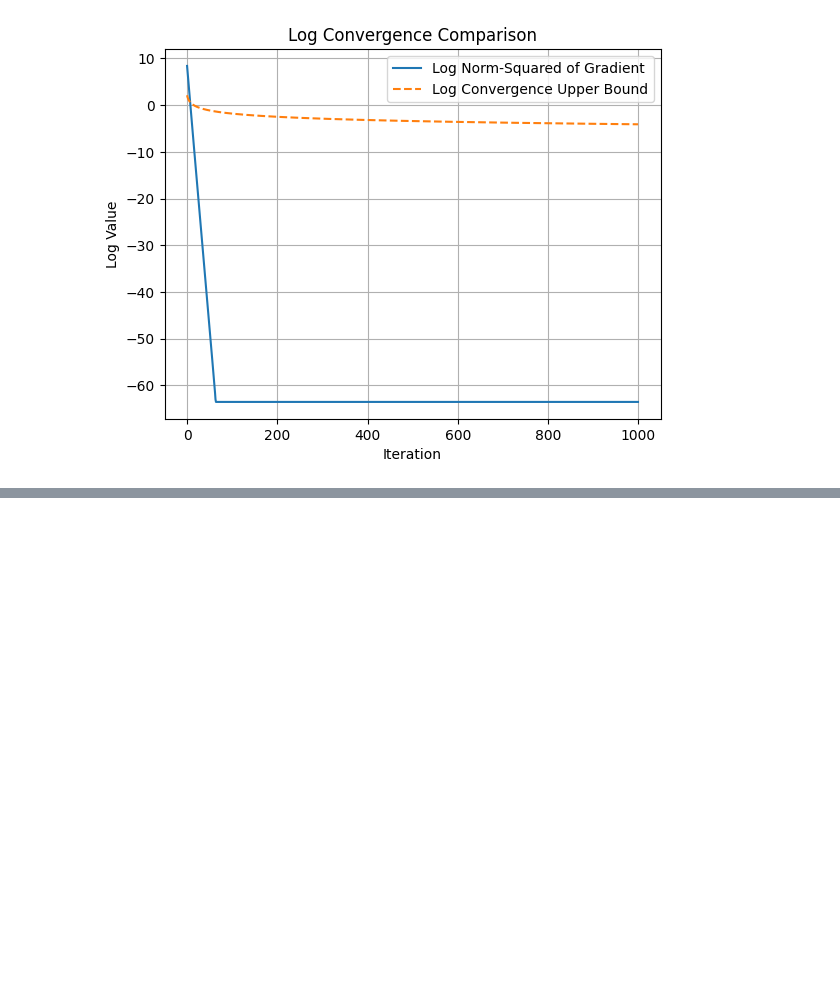
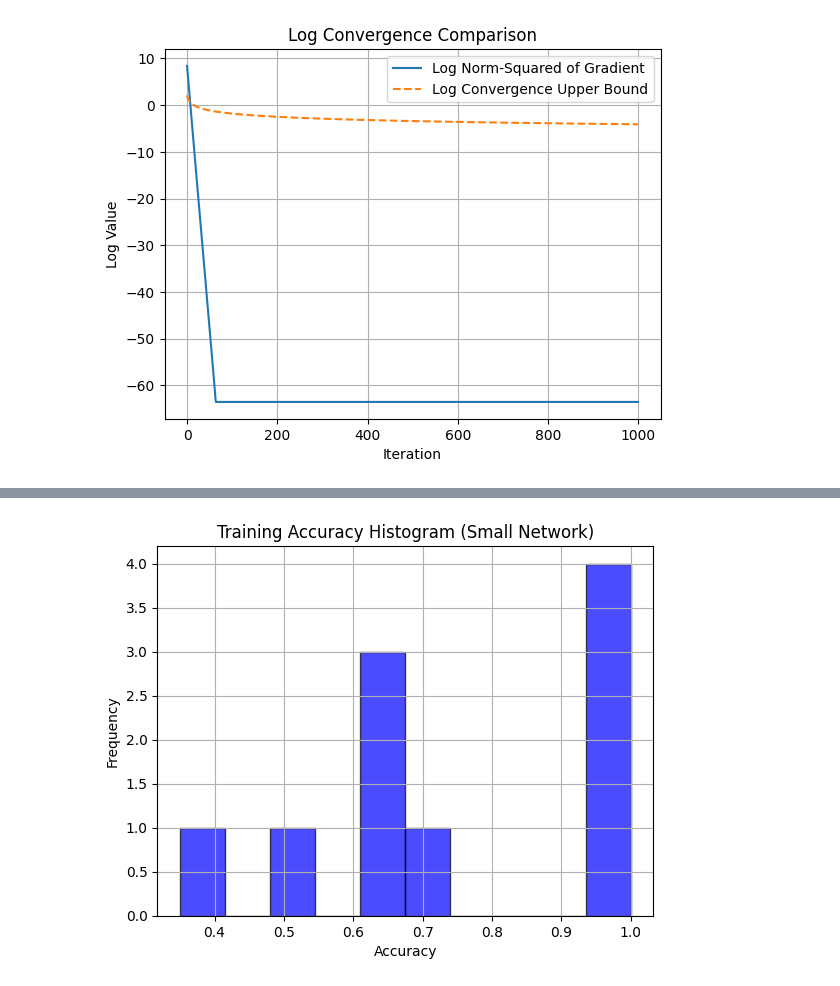
Before and after one commit to mukhsadr/assignments-data, a Jupyter notebook: HWA1.ipynb, the cells around one changed output, grey strips where cells are left out. Cells and saved outputs as stored; diff of their text form; code cells hidden in the pictures; blank space fills up the shorter version.

```diff
--- a/HWA1.ipynb
+++ b/HWA1.ipynb
@@ -132,0 +145,82 @@ plt.show()
+# %%
+import numpy as np
+import matplotlib.pyplot as plt
+from sklearn.model_selection import train_test_split
+from sklearn.metrics import accuracy_score
+
+# Load the dataset (assuming 'hw1_p2.npy' is the file with data)
+data = np.load('hw1_p2.npy')
+X, y = data[:, :2], data[:, 2]  # X: features, y: labels
+
+# Split data into train and test sets
+X_train, X_test, y_train, y_test = train_test_split(X, y, test_size=0.2, random_state=42)
+
+# Define the MLP class
+class SimpleMLP:
+    def __init__(self, input_dim, hidden_dim, output_dim):
+        # Initialize weights and biases
+        self.W1 = np.random.randn(input_dim, hidden_dim)  # Weights for input to hidden layer
+        self.b1 = np.zeros(hidden_dim)                    # Biases for hidden layer
+        self.W2 = np.random.randn(hidden_dim, output_dim) # Weights for hidden to output layer
+        self.b2 = np.zeros(output_dim)                    # Biases for output layer
+
+    def sigmoid(self, z):
+        return 1 / (1 + np.exp(-z))
+
+    def sigmoid_derivative(self, z):
+        return self.sigmoid(z) * (1 - self.sigmoid(z))
+
+    def forward(self, X):
+        # Forward pass
+        self.z1 = np.dot(X, self.W1) + self.b1
+        self.a1 = self.sigmoid(self.z1)
+        self.z2 = np.dot(self.a1, self.W2) + self.b2
+        self.a2 = self.sigmoid(self.z2)
+        return self.a2
+
+    def backward(self, X, y, y_pred, learning_rate):
+        # Compute gradients
+        m = X.shape[0]
+        dz2 = y_pred - y.reshape(-1, 1)
+        dW2 = np.dot(self.a1.T, dz2) / m
+        db2 = np.sum(dz2, axis=0) / m
+
+        dz1 = np.dot(dz2, self.W2.T) * self.sigmoid_derivative(self.z1)
+        dW1 = np.dot(X.T, dz1) / m
+        db1 = np.sum(dz1, axis=0) / m
+
+        # Update weights and biases
+        self.W1 -= learning_rate * dW1
+        self.b1 -= learning_rate * db1
+        self.W2 -= learning_rate * dW2
+        self.b2 -= learning_rate * db2
+
+    def train(self, X, y, epochs=1000, learning_rate=0.1):
+        for epoch in range(epochs):
+            y_pred = self.forward(X)
+            self.backward(X, y, y_pred, learning_rate)
+
+    def predict(self, X):
+        y_pred = self.forward(X)
+        return (y_pred > 0.5).astype(int)
+
+# Train and evaluate the model on 10 runs
+accuracies = []
+for run in range(10):
+    np.random.seed(run)
+    mlp = SimpleMLP(input_dim=2, hidden_dim=2, output_dim=1)
+    mlp.train(X_train, y_train, epochs=1000, learning_rate=0.1)
+
+    y_pred = mlp.predict(X_test)
+    acc = accuracy_score(y_test, y_pred)
+    accuracies.append(acc)
+
+# Plot histogram of accuracies
+plt.hist(accuracies, bins=10, color='blue', edgecolor='black', alpha=0.7)
+plt.title('Training Accuracy Histogram (Small Network)')
+plt.xlabel('Accuracy')
+plt.ylabel('Frequency')
+plt.grid(True)
+plt.show()
+# %% [output]
+[figure, added]
```
Also changed, not shown: parts of 17 cells of this notebook.
